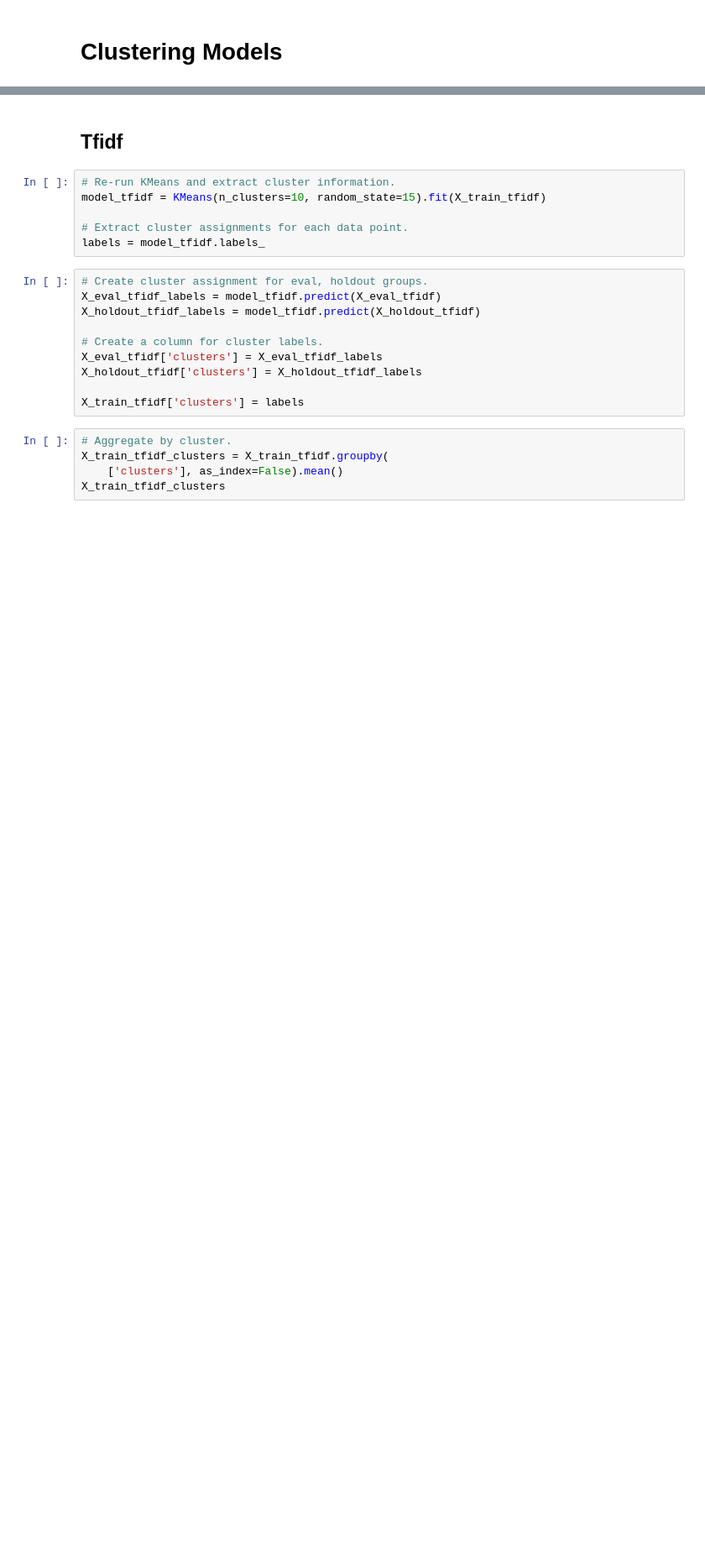
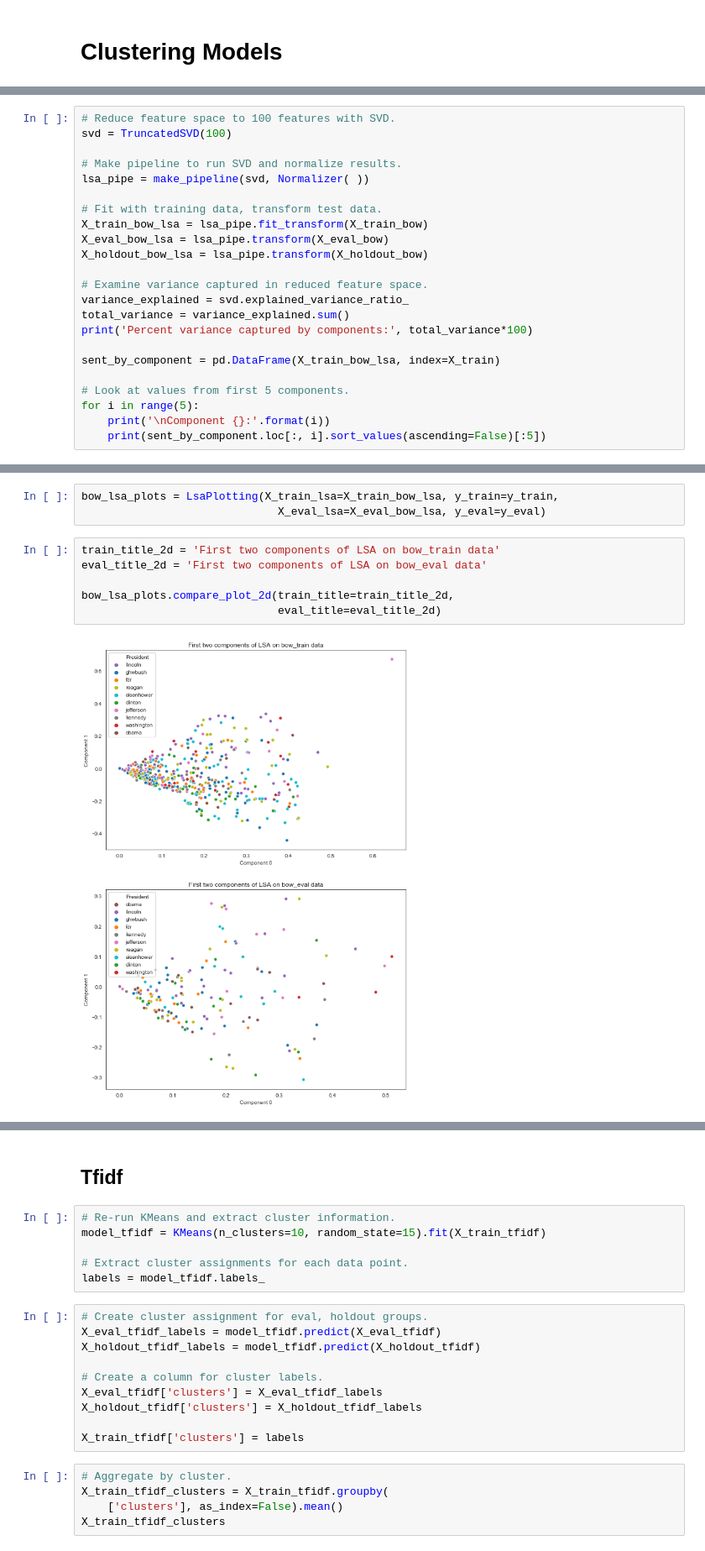
Before and after one commit to serfsup/thinkful-unsupervised-capstone, a Jupyter notebook: Thinkful.U4L5.1 Unsupervised Capstone.ipynb, the cells around one changed output, grey strips where cells are left out. Shown at 84% size. Cells and saved outputs as stored; diff of their text form; blank space fills up the shorter version.

```diff
--- a/Thinkful.U4L5.1 Unsupervised Capstone.ipynb
+++ b/Thinkful.U4L5.1 Unsupervised Capstone.ipynb
@@ -464,0 +429,23 @@ X_holdout_lsa_scaled = pd.DataFrame(scaler.transform(X_holdout_lsa))
+# %%
+# Reduce feature space to 100 features with SVD.
+svd = TruncatedSVD(100)
+
+# Make pipeline to run SVD and normalize results.
+lsa_pipe = make_pipeline(svd, Normalizer( ))
+
+# Fit with training data, transform test data.
+X_train_bow_lsa = lsa_pipe.fit_transform(X_train_bow)
+X_eval_bow_lsa = lsa_pipe.transform(X_eval_bow)
+X_holdout_bow_lsa = lsa_pipe.transform(X_holdout_bow)
+
+# Examine variance captured in reduced feature space.
+variance_explained = svd.explained_variance_ratio_
+total_variance = variance_explained.sum()
+print('Percent variance captured by components:', total_variance*100)
+
+sent_by_component = pd.DataFrame(X_train_bow_lsa, index=X_train)
+
+# Look at values from first 5 components.
+for i in range(5):
+    print('\nComponent {}:'.format(i))
+    print(sent_by_component.loc[:, i].sort_values(ascending=False)[:5])
@@ -464,0 +470,11 @@ X_holdout_lsa_scaled = pd.DataFrame(scaler.transform(X_holdout_lsa))
+# %%
+bow_lsa_plots = LsaPlotting(X_train_lsa=X_train_bow_lsa, y_train=y_train,
+                              X_eval_lsa=X_eval_bow_lsa, y_eval=y_eval)
+# %%
+train_title_2d = 'First two components of LSA on bow_train data'
+eval_title_2d = 'First two components of LSA on bow_eval data'
+
+bow_lsa_plots.compare_plot_2d(train_title=train_title_2d,
+                              eval_title=eval_title_2d)
+# %% [output]
+[figure, added]
```
Also changed, not shown: parts of 41 cells of this notebook.
